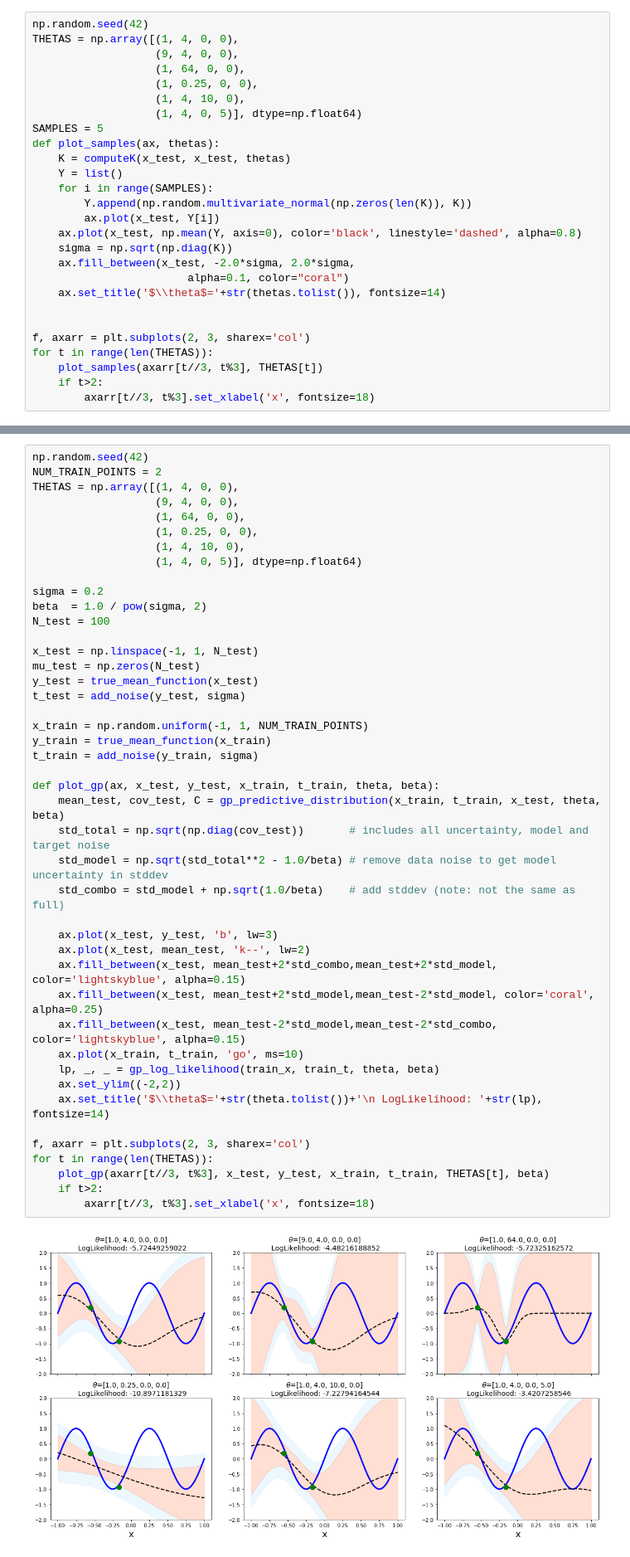
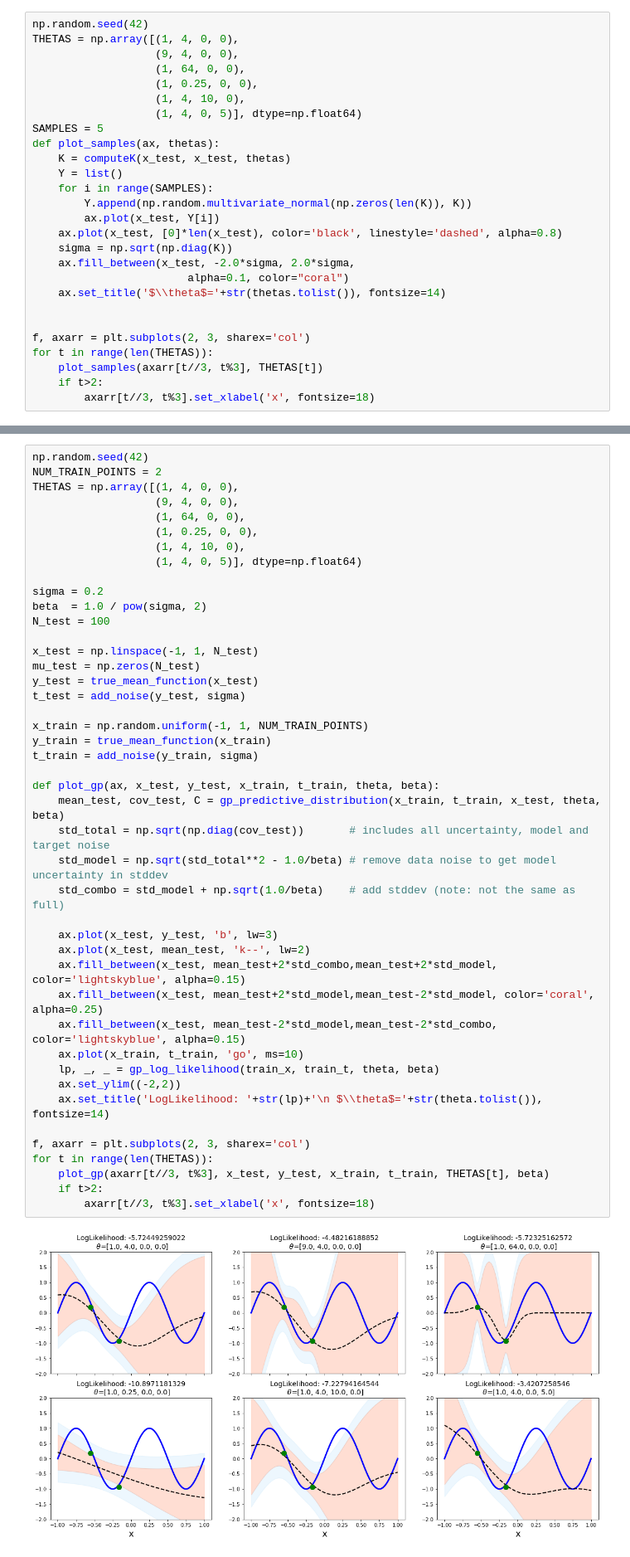
Before and after one commit to AlexWorldD/ML, a Jupyter notebook: 12249564_11656891_lab3.ipynb, the cells around one changed output, grey strips where cells are left out. Shown at 83% size. Drawn from its saved outputs; the diff is of its cells as text.

```diff
--- a/12249564_11656891_lab3.ipynb
+++ b/12249564_11656891_lab3.ipynb
@@ -205,7 +205,7 @@ def plot_samples(ax, thetas):
     for i in range(SAMPLES):
         Y.append(np.random.multivariate_normal(np.zeros(len(K)), K))
         ax.plot(x_test, Y[i])
-    ax.plot(x_test, np.mean(Y, axis=0), color='black', linestyle='dashed', alpha=0.8)
+    ax.plot(x_test, [0]*len(x_test), color='black', linestyle='dashed', alpha=0.8)
     sigma = np.sqrt(np.diag(K))
     ax.fill_between(x_test, -2.0*sigma, 2.0*sigma,
                         alpha=0.1, color="coral")
@@ -339,35 +339,35 @@ N_test = 100
 x_test = np.linspace(-1, 1, N_test)
 mu_test = np.zeros(N_test)
 y_test = true_mean_function(x_test)
 t_test = add_noise(y_test, sigma)
 
 x_train = np.random.uniform(-1, 1, NUM_TRAIN_POINTS)
 y_train = true_mean_function(x_train)
 t_train = add_noise(y_train, sigma)
 
 def plot_gp(ax, x_test, y_test, x_train, t_train, theta, beta):
     mean_test, cov_test, C = gp_predictive_distribution(x_train, t_train, x_test, theta, beta)
     std_total = np.sqrt(np.diag(cov_test))       # includes all uncertainty, model and target noise
     std_model = np.sqrt(std_total**2 - 1.0/beta) # remove data noise to get model uncertainty in stddev
     std_combo = std_model + np.sqrt(1.0/beta)    # add stddev (note: not the same as full)
 
     ax.plot(x_test, y_test, 'b', lw=3)
     ax.plot(x_test, mean_test, 'k--', lw=2)
     ax.fill_between(x_test, mean_test+2*std_combo,mean_test+2*std_model, color='lightskyblue', alpha=0.15)
     ax.fill_between(x_test, mean_test+2*std_model,mean_test-2*std_model, color='coral', alpha=0.25)
     ax.fill_between(x_test, mean_test-2*std_model,mean_test-2*std_combo, color='lightskyblue', alpha=0.15)
     ax.plot(x_train, t_train, 'go', ms=10)
     lp, _, _ = gp_log_likelihood(train_x, train_t, theta, beta)
     ax.set_ylim((-2,2))
-    ax.set_title('$\\theta$='+str(theta.tolist())+'\n LogLikelihood: '+str(lp), fontsize=14)
+    ax.set_title('LogLikelihood: '+str(lp)+'\n $\\theta$='+str(theta.tolist()), fontsize=14)
 
 f, axarr = plt.subplots(2, 3, sharex='col')
 for t in range(len(THETAS)):
     plot_gp(axarr[t//3, t%3], x_test, y_test, x_train, t_train, THETAS[t], beta)
     if t>2:
         axarr[t//3, t%3].set_xlabel('x', fontsize=18)
 # %% [output]
-[figure, old version]
+[figure, new version]
 # %% [markdown]
 #### 2.4 More plotting (5 points)
 Repeat the 6 plots above, but this time conditioned a new set of 10 training points. (5 points)
```
Also changed, not shown: parts of 15 cells of this notebook, 1 other file.
